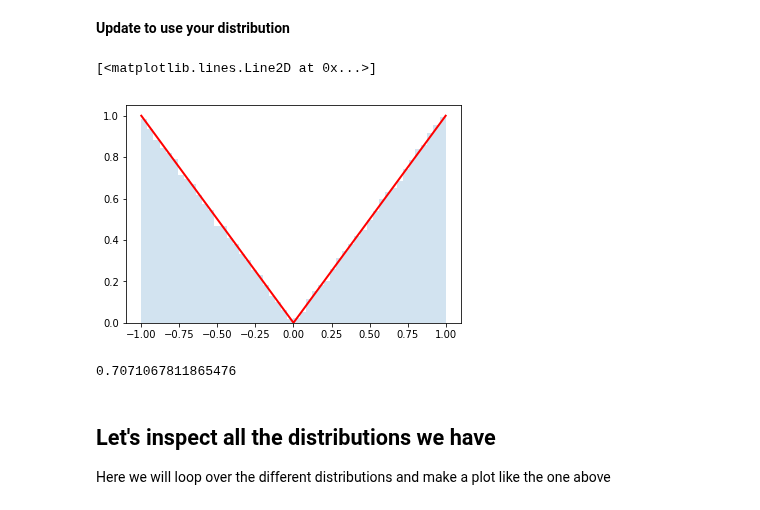
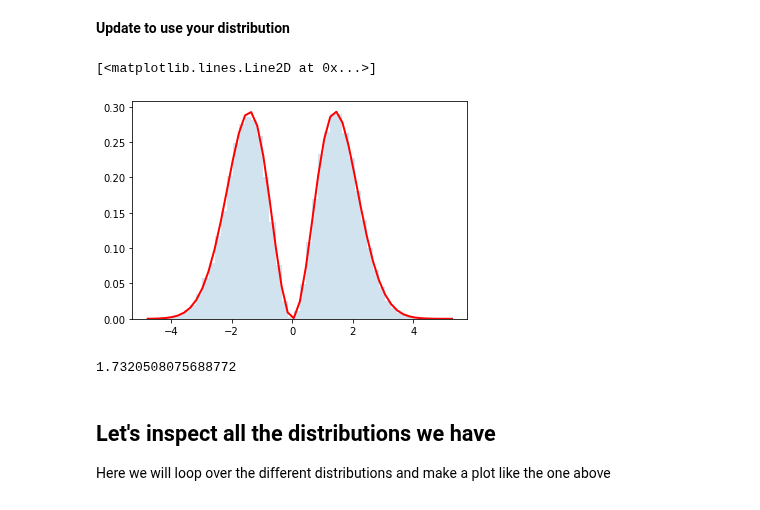
Before and after one commit to cranmer/intro-exp-phys-II, a Jupyter notebook: Central-Limit-Theorem.ipynb, the cells around one changed output. Cells and saved outputs as stored; diff of their text form; code cells hidden in the pictures.

```diff
--- a/Central-Limit-Theorem.ipynb
+++ b/Central-Limit-Theorem.ipynb
@@ -195,20 +195,20 @@ n_samples = 100000
 **Update to use your distribution**
 # %%
 # Here's an example of usage
-dist = distributions.Dist_kc90()
+dist = distributions.Dist_jdg577()
 rvs = dist.rvs(n_samples)
 counts, bins, edges = plt.hist(rvs, bins=50, density=True, alpha =0.2)
 y = []
 for bin in bins:
     y.append(dist.pdf(bin))
 plt.plot(bins, y, c='r', lw=2)
 # %% [output]
 [<matplotlib.lines.Line2D at 0x...>]
-[figure, old version]
+[figure, new version]
 # %%
 dist.std()
 # %% [output]
-0.7071067811865476
+1.7320508075688772
 # %% [markdown]
 ## Let's inspect all the distributions we have
 
```
Also changed, not shown: parts of 14 cells of this notebook.
